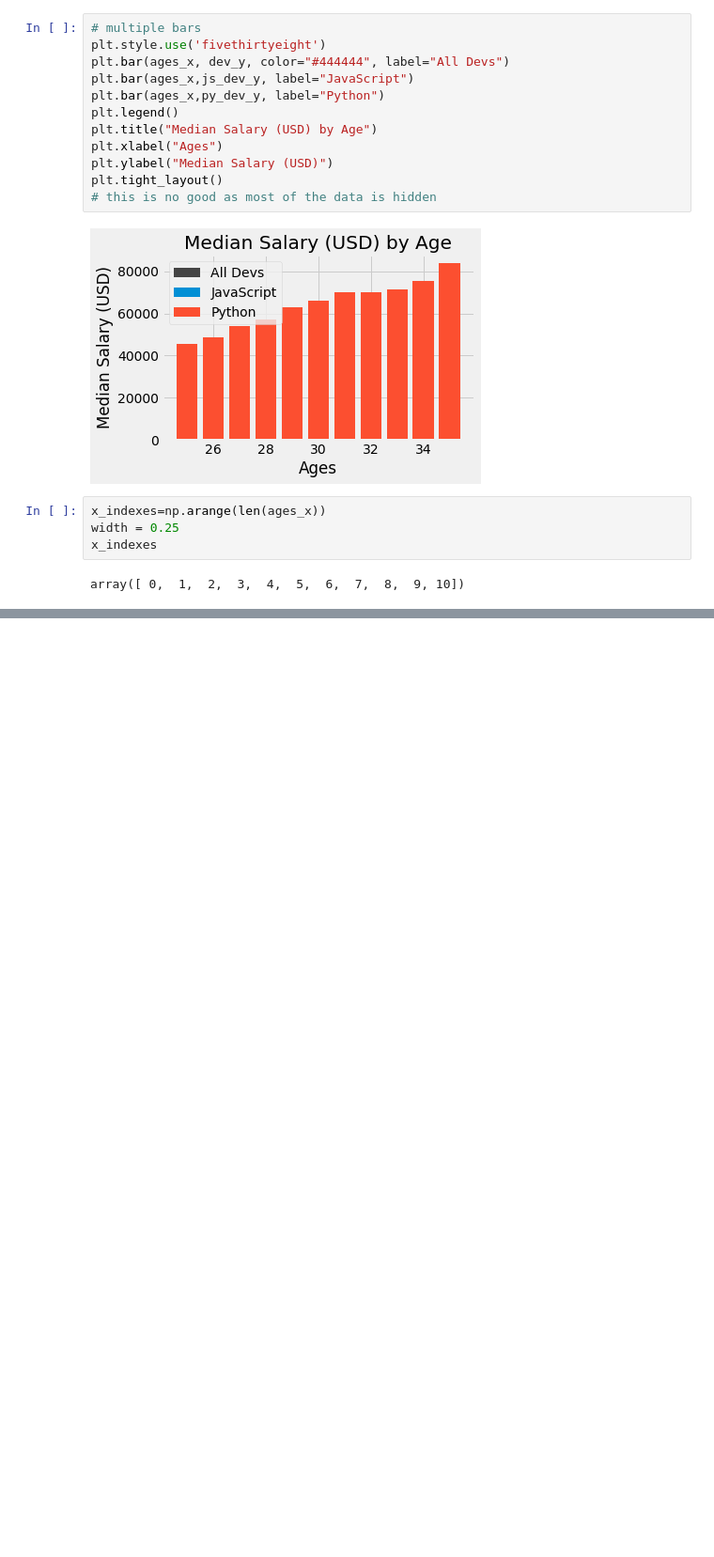
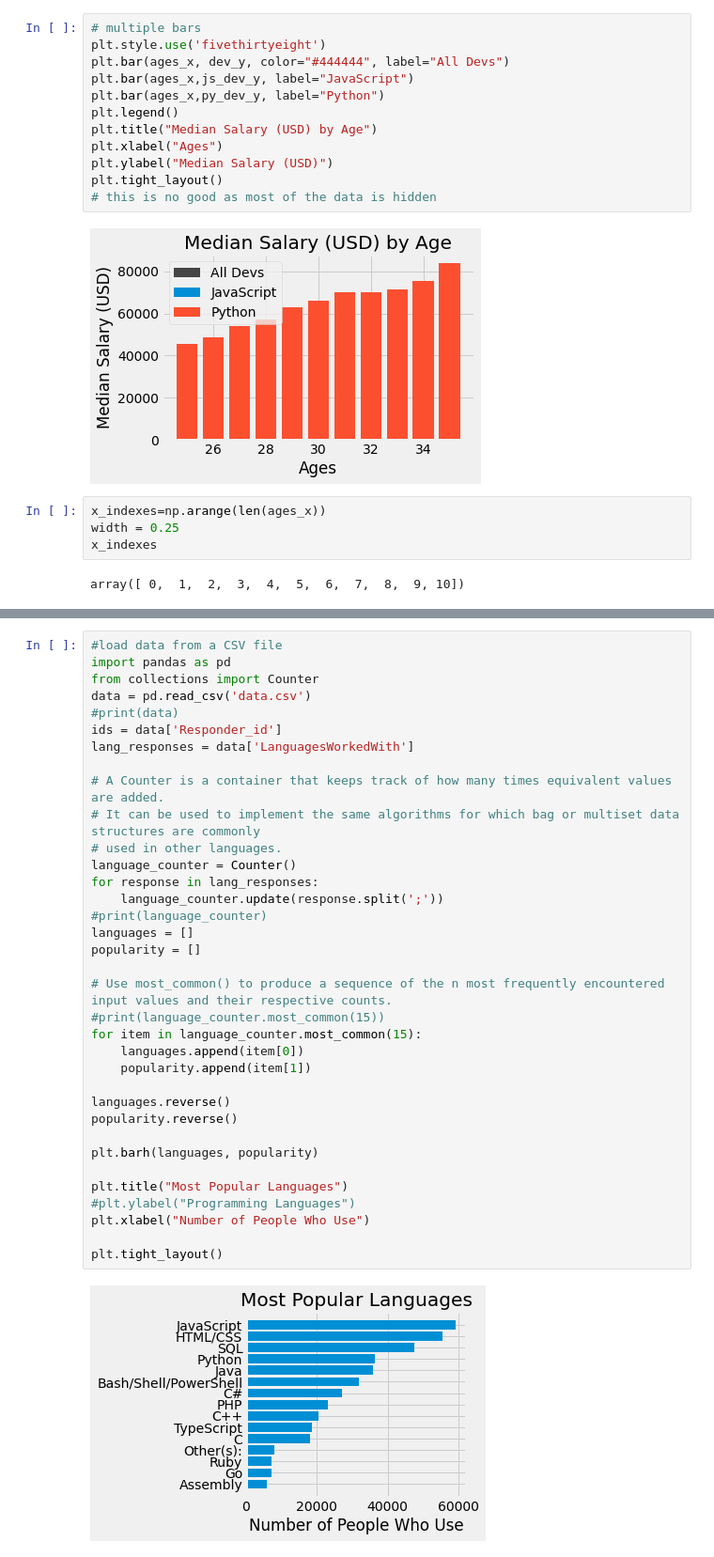
Before and after one commit to abhishekkhare/Python, a Jupyter notebook: Matplotlib/MatPlotLib Bar Charts and Analyzing Data from CSVs.ipynb, the cells around one changed output, grey strips where cells are left out. Shown: that part at 94% size. Drawn from its saved outputs; the diff is of its cells as text; blank space fills up the shorter version.

```diff
--- a/Matplotlib/MatPlotLib Bar Charts and Analyzing Data from CSVs.ipynb
+++ b/Matplotlib/MatPlotLib Bar Charts and Analyzing Data from CSVs.ipynb
@@ -75,0 +90,37 @@ plt.tight_layout()
+# %%
+#load data from a CSV file
+import pandas as pd
+from collections import Counter
+data = pd.read_csv('data.csv')
+#print(data)
+ids = data['Responder_id']
+lang_responses = data['LanguagesWorkedWith']
+
+# A Counter is a container that keeps track of how many times equivalent values are added.
+# It can be used to implement the same algorithms for which bag or multiset data structures are commonly
+# used in other languages.
+language_counter = Counter()
+for response in lang_responses:
+    language_counter.update(response.split(';'))
+#print(language_counter)
+languages = []
+popularity = []
+
+# Use most_common() to produce a sequence of the n most frequently encountered input values and their respective counts.
+#print(language_counter.most_common(15))
+for item in language_counter.most_common(15):
+    languages.append(item[0])
+    popularity.append(item[1])
+
+languages.reverse()
+popularity.reverse()
+
+plt.barh(languages, popularity)
+
+plt.title("Most Popular Languages")
+#plt.ylabel("Programming Languages")
+plt.xlabel("Number of People Who Use")
+
+plt.tight_layout()
+# %% [output]
+[figure, added]
```
Also changed, not shown: parts of 2 cells of this notebook, 10 other files.
